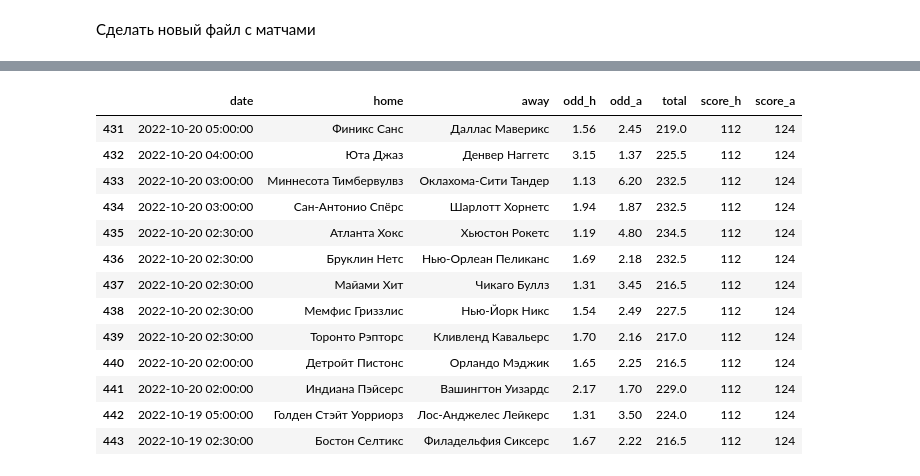
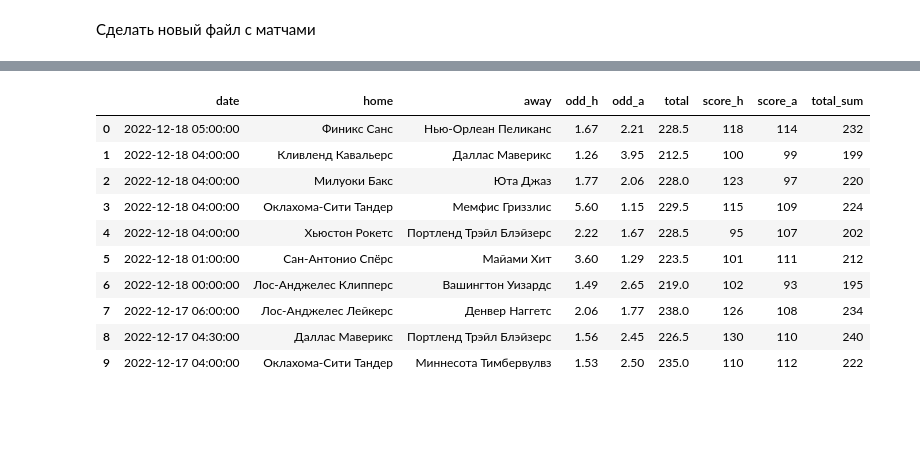
Before and after one commit to glahiator/basket_total, a Jupyter notebook: analyze.ipynb, the cells around one changed output, grey strips where cells are left out. Drawn from its saved outputs; the diff is of its cells as text; code cells hidden in the pictures; blank space fills up the shorter version.

Commit message:
update data; start analyze 3 today matches with graphs

```diff
--- a/analyze.ipynb
+++ b/analyze.ipynb
@@ -37,21 +43,20 @@ Loaded 444 matches
 # %%
 all_matches = pd.read_json("matches_clean.json" )
 all_matches["score_h"] = all_matches["score"].apply( lambda x: int (x.split(":")[0] )  )
 all_matches["score_a"] = all_matches["score"].apply( lambda x: int (x.split(":")[1] )  )
-# del all_matches["score"]
-all_matches.tail(13)
+all_matches["total_sum"] = all_matches["score_h"] + all_matches["score_a"]
+del all_matches["score"]
+
+all_matches.head(10)
 # %% [output]
-|  | date | home | away | odd_h | odd_a | total | score_h | score_a |
-| 431 | 2022-10-20 05:00:00 | Финикс Санс | Даллас Маверикс | 1.56 | 2.45 | 219.0 | 112 | 124 |
-| 432 | 2022-10-20 04:00:00 | Юта Джаз | Денвер Наггетс | 3.15 | 1.37 | 225.5 | 112 | 124 |
-| 433 | 2022-10-20 03:00:00 | Миннесота Тимбервулвз | Оклахома-Сити Тандер | 1.13 | 6.20 | 232.5 | 112 | 124 |
-| 434 | 2022-10-20 03:00:00 | Сан-Антонио Спёрс | Шарлотт Хорнетс | 1.94 | 1.87 | 232.5 | 112 | 124 |
-| 435 | 2022-10-20 02:30:00 | Атланта Хокс | Хьюстон Рокетс | 1.19 | 4.80 | 234.5 | 112 | 124 |
-| 436 | 2022-10-20 02:30:00 | Бруклин Нетс | Нью-Орлеан Пеликанс | 1.69 | 2.18 | 232.5 | 112 | 124 |
-| 437 | 2022-10-20 02:30:00 | Майами Хит | Чикаго Буллз | 1.31 | 3.45 | 216.5 | 112 | 124 |
-| 438 | 2022-10-20 02:30:00 | Мемфис Гриззлис | Нью-Йорк Никс | 1.54 | 2.49 | 227.5 | 112 | 124 |
-| 439 | 2022-10-20 02:30:00 | Торонто Рэпторс | Кливленд Кавальерс | 1.70 | 2.16 | 217.0 | 112 | 124 |
-| 440 | 2022-10-20 02:00:00 | Детройт Пистонс | Орландо Мэджик | 1.65 | 2.25 | 216.5 | 112 | 124 |
-| 441 | 2022-10-20 02:00:00 | Индиана Пэйсерс | Вашингтон Уизардс | 2.17 | 1.70 | 229.0 | 112 | 124 |
-| 442 | 2022-10-19 05:00:00 | Голден Стэйт Уорриорз | Лос-Анджелес Лейкерс | 1.31 | 3.50 | 224.0 | 112 | 124 |
-| 443 | 2022-10-19 02:30:00 | Бостон Селтикс | Филадельфия Сиксерс | 1.67 | 2.22 | 216.5 | 112 | 124 |
+|  | date | home | away | odd_h | odd_a | total | score_h | score_a | total_sum |
+| 0 | 2022-12-18 05:00:00 | Финикс Санс | Нью-Орлеан Пеликанс | 1.67 | 2.21 | 228.5 | 118 | 114 | 232 |
+| 1 | 2022-12-18 04:00:00 | Кливленд Кавальерс | Даллас Маверикс | 1.26 | 3.95 | 212.5 | 100 | 99 | 199 |
+| 2 | 2022-12-18 04:00:00 | Милуоки Бакс | Юта Джаз | 1.77 | 2.06 | 228.0 | 123 | 97 | 220 |
+| 3 | 2022-12-18 04:00:00 | Оклахома-Сити Тандер | Мемфис Гриззлис | 5.60 | 1.15 | 229.5 | 115 | 109 | 224 |
+| 4 | 2022-12-18 04:00:00 | Хьюстон Рокетс | Портленд Трэйл Блэйзерс | 2.22 | 1.67 | 228.5 | 95 | 107 | 202 |
+| 5 | 2022-12-18 01:00:00 | Сан-Антонио Спёрс | Майами Хит | 3.60 | 1.29 | 223.5 | 101 | 111 | 212 |
+| 6 | 2022-12-18 00:00:00 | Лос-Анджелес Клипперс | Вашингтон Уизардс | 1.49 | 2.65 | 219.0 | 102 | 93 | 195 |
+| 7 | 2022-12-17 06:00:00 | Лос-Анджелес Лейкерс | Денвер Наггетс | 2.06 | 1.77 | 238.0 | 126 | 108 | 234 |
+| 8 | 2022-12-17 04:30:00 | Даллас Маверикс | Портленд Трэйл Блэйзерс | 1.56 | 2.45 | 226.5 | 130 | 110 | 240 |
+| 9 | 2022-12-17 04:00:00 | Оклахома-Сити Тандер | Миннесота Тимбервулвз | 1.53 | 2.50 | 235.0 | 110 | 112 | 222 |
```
Also changed, not shown: parts of 7 cells of this notebook, 3 other files.
